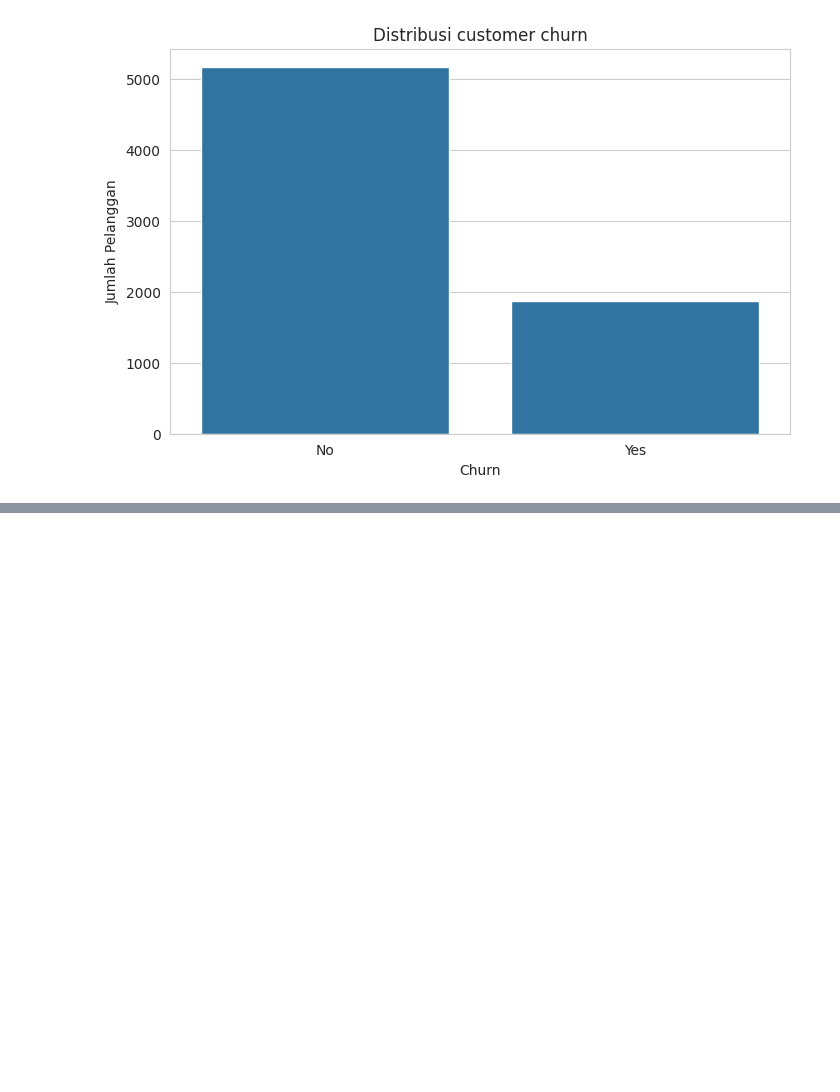
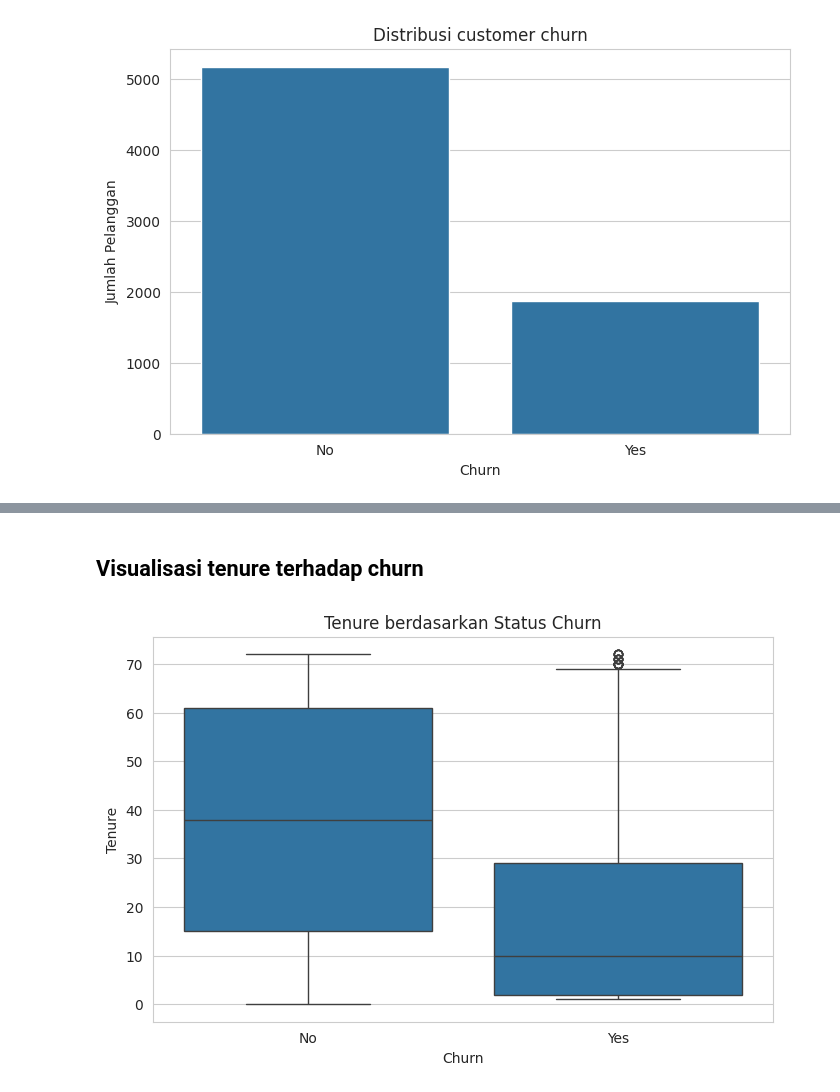
Before and after one commit to r021n/simple-machine-learing, a Jupyter notebook: Customer_Churn_Prediction.ipynb, the cells around one changed output, grey strips where cells are left out. Saved outputs shown, nothing was run; the diff lists cells and outputs as text; code cells hidden in the pictures; blank space fills up the shorter version.

```diff
--- a/Customer_Churn_Prediction.ipynb
+++ b/Customer_Churn_Prediction.ipynb
@@ -102,0 +296,10 @@ plt.show()
+# %% [markdown]
+## Visualisasi tenure terhadap churn
+# %%
+sns.boxplot(data=df, x='Churn', y='tenure')
+plt.title('Tenure berdasarkan Status Churn')
+plt.xlabel('Churn')
+plt.ylabel('Tenure')
+plt.show()
+# %% [output]
+[figure, added]
```
Also changed, not shown: parts of 25 cells of this notebook.
